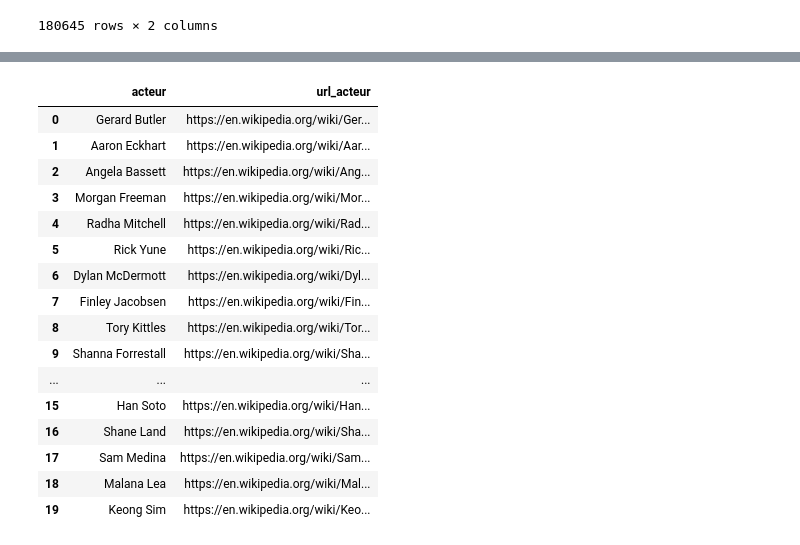
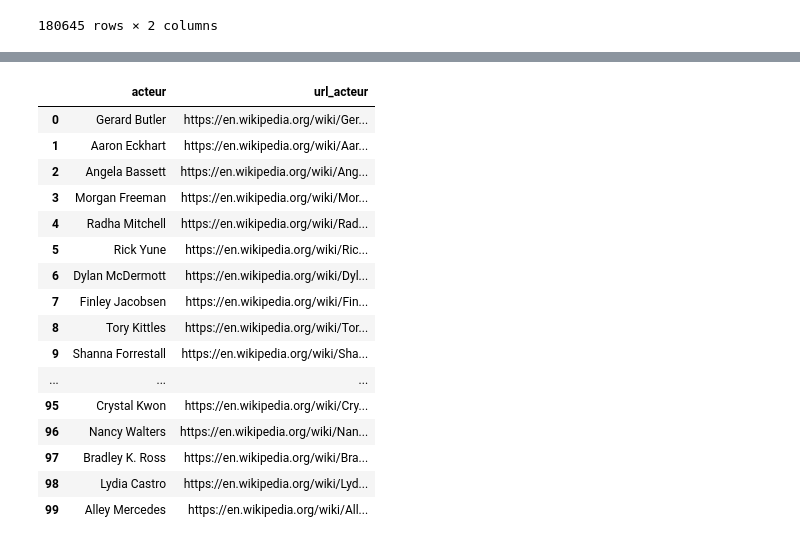
Before and after one commit to mlepennec-ensae/formation_cepe, a Jupyter notebook: Projet/donnees_projet.ipynb, the cells around one changed output, grey strips where cells are left out. Saved outputs shown, nothing was run; the diff lists cells and outputs as text; code cells hidden in the pictures.

Commit message:
webscraping acteurs 2

```diff
--- a/Projet/donnees_projet.ipynb
+++ b/Projet/donnees_projet.ipynb
@@ -753,22 +691,22 @@ sections
 # %%
-acteurs_uniques=acteurs_uniques.head(20)
+acteurs_uniques=acteurs_uniques.head(100)
 acteurs_uniques
 # %% [output]
 |  | acteur | url_acteur |
 | 0 | Gerard Butler | https://en.wikipedia.org/wiki/Ger... |
 | 1 | Aaron Eckhart | https://en.wikipedia.org/wiki/Aar... |
 | 2 | Angela Bassett | https://en.wikipedia.org/wiki/Ang... |
 | 3 | Morgan Freeman | https://en.wikipedia.org/wiki/Mor... |
 | 4 | Radha Mitchell | https://en.wikipedia.org/wiki/Rad... |
 | 5 | Rick Yune | https://en.wikipedia.org/wiki/Ric... |
 | 6 | Dylan McDermott | https://en.wikipedia.org/wiki/Dyl... |
 | 7 | Finley Jacobsen | https://en.wikipedia.org/wiki/Fin... |
 | 8 | Tory Kittles | https://en.wikipedia.org/wiki/Tor... |
 | 9 | Shanna Forrestall | https://en.wikipedia.org/wiki/Sha... |
 | ... | ... | ... |
-| 15 | Han Soto | https://en.wikipedia.org/wiki/Han... |
-| 16 | Shane Land | https://en.wikipedia.org/wiki/Sha... |
-| 17 | Sam Medina | https://en.wikipedia.org/wiki/Sam... |
-| 18 | Malana Lea | https://en.wikipedia.org/wiki/Mal... |
-| 19 | Keong Sim | https://en.wikipedia.org/wiki/Keo... |
+| 95 | Crystal Kwon | https://en.wikipedia.org/wiki/Cry... |
+| 96 | Nancy Walters | https://en.wikipedia.org/wiki/Nan... |
+| 97 | Bradley K. Ross | https://en.wikipedia.org/wiki/Bra... |
+| 98 | Lydia Castro | https://en.wikipedia.org/wiki/Lyd... |
+| 99 | Alley Mercedes | https://en.wikipedia.org/wiki/All... |
 # %%
```
Also changed, not shown: parts of 6 cells of this notebook.
